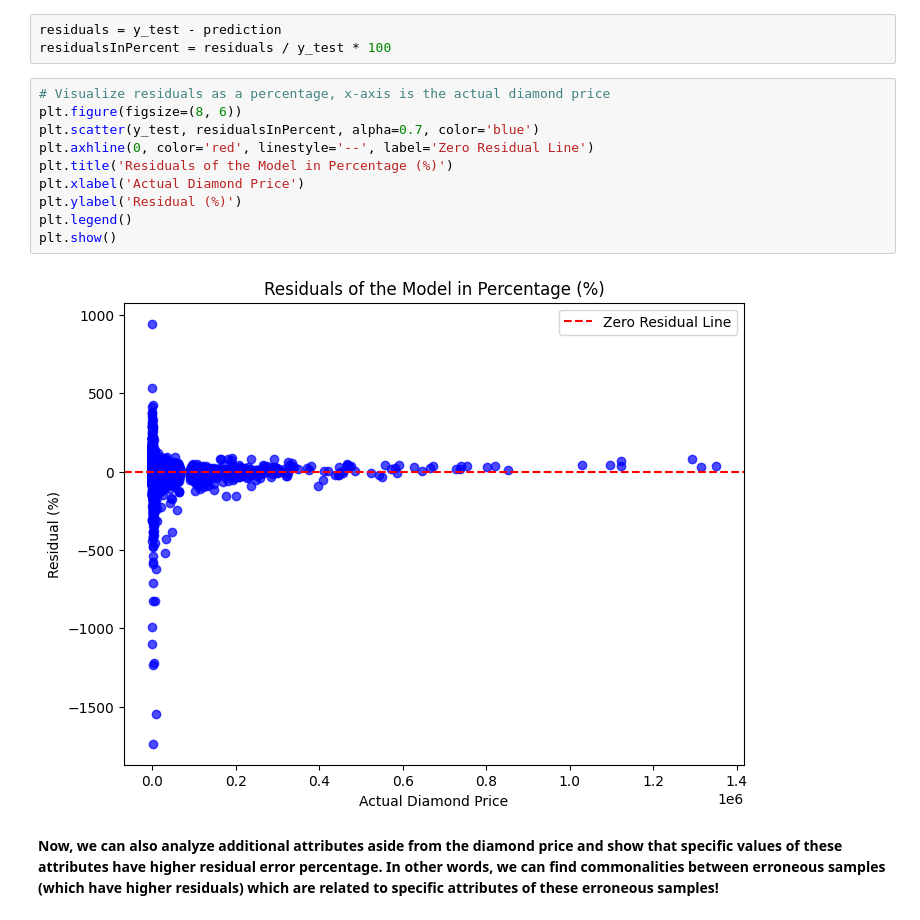
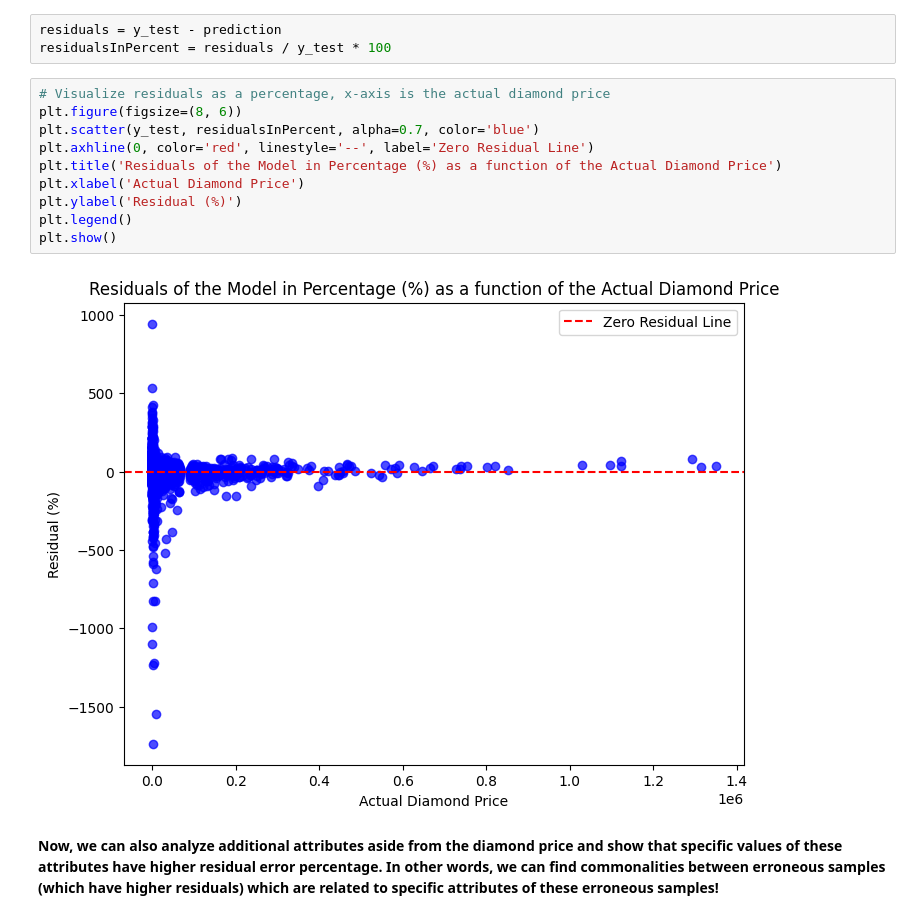
Before and after one commit to YoavYoscov/TabularDataScience, a Jupyter notebook: Ex1YoavYoscovich.ipynb, the cells around one changed output. Drawn from its saved outputs; the diff is of its cells as text.

```diff
--- a/Ex1YoavYoscovich.ipynb
+++ b/Ex1YoavYoscovich.ipynb
@@ -1434,15 +1407,15 @@ residualsInPercent = residuals / y_test * 100
 # %%
 # Visualize residuals as a percentage, x-axis is the actual diamond price
 plt.figure(figsize=(8, 6))
 plt.scatter(y_test, residualsInPercent, alpha=0.7, color='blue')
 plt.axhline(0, color='red', linestyle='--', label='Zero Residual Line')
-plt.title('Residuals of the Model in Percentage (%)')
+plt.title('Residuals of the Model in Percentage (%) as a function of the Actual Diamond Price')
 plt.xlabel('Actual Diamond Price')
 plt.ylabel('Residual (%)')
 plt.legend()
 plt.show()
 # %% [output]
-[figure, old version]
+[figure, new version]
 # %% [markdown]
 <b><font size=5.5>Now, we can also analyze additional attributes aside from the diamond price and show that specific values of these attributes have higher residual error percentage. In other words, we can find commonalities between erroneous samples (which have higher residuals) which are related to specific attributes of these erroneous samples! </font></b>
 # %% [markdown]
```
Also changed, not shown: parts of 18 cells of this notebook.
